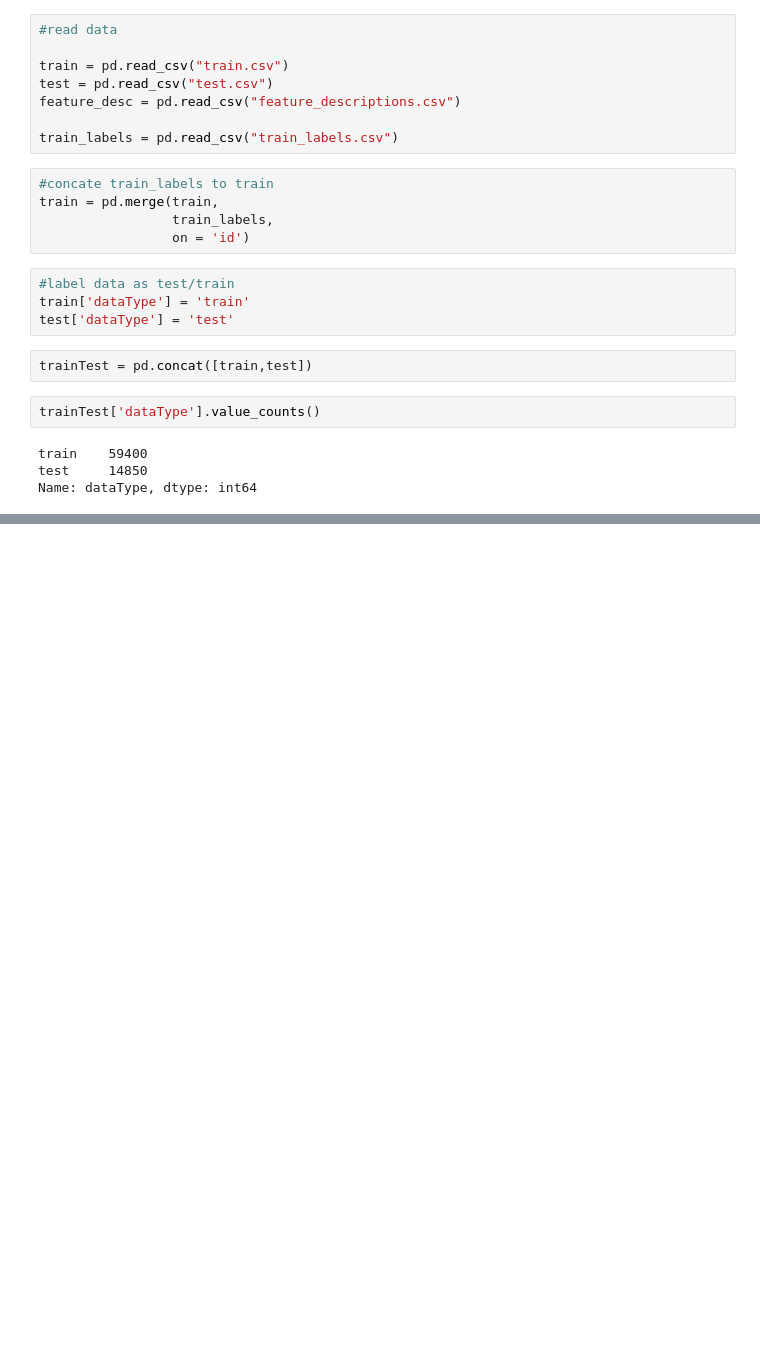
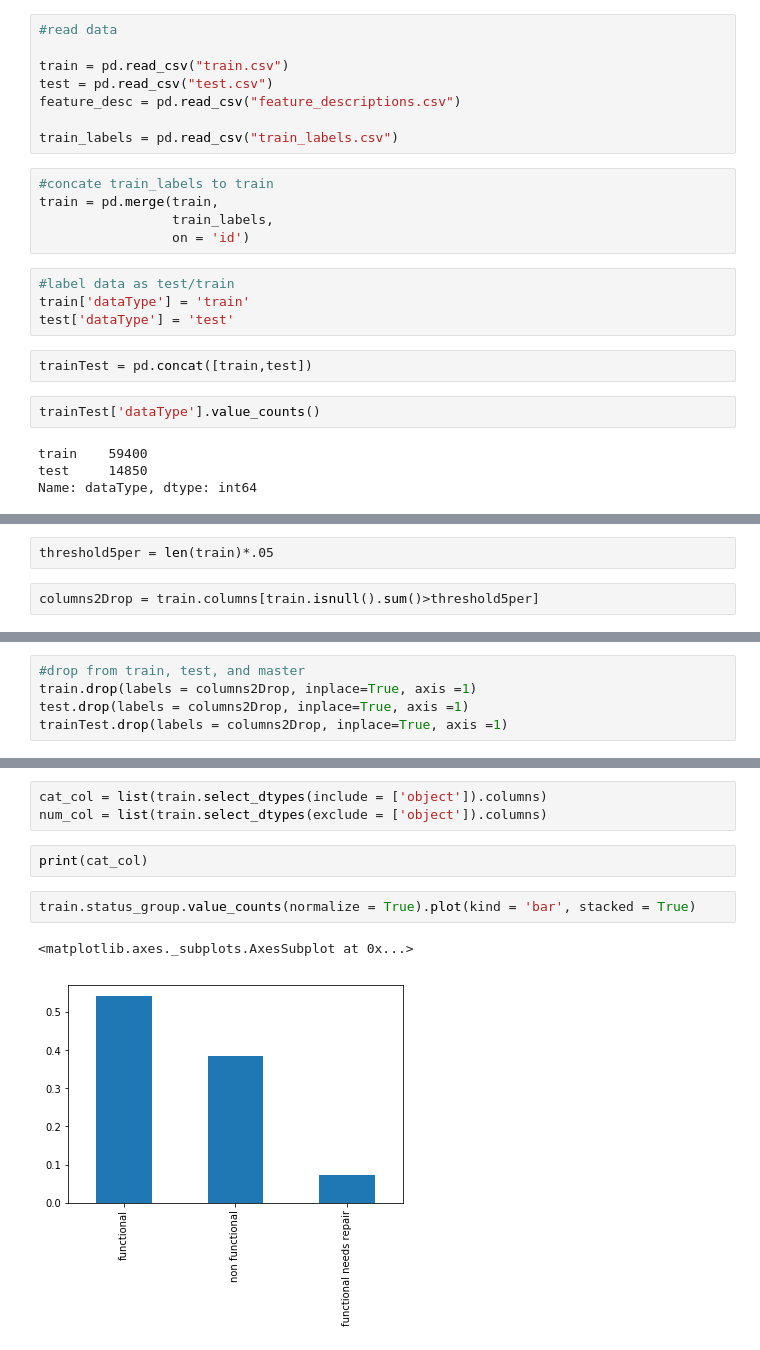
Before and after one commit to JohnErnestBonanno/WaterPump, a Jupyter notebook: Cleaning_WaterPump.ipynb, the cells around one changed output, grey strips where cells are left out. Cells and saved outputs as stored; diff of their text form; blank space fills up the shorter version.

```diff
--- a/Cleaning_WaterPump.ipynb
+++ b/Cleaning_WaterPump.ipynb
@@ -64,0 +97,4 @@ feature_desc.head()
+# %%
+threshold5per = len(train)*.05
+# %%
+columns2Drop = train.columns[train.isnull().sum()>threshold5per]
@@ -64,0 +107,5 @@ feature_desc.head()
+# %%
+#drop from train, test, and master
+train.drop(labels = columns2Drop, inplace=True, axis =1)
+test.drop(labels = columns2Drop, inplace=True, axis =1)
+trainTest.drop(labels = columns2Drop, inplace=True, axis =1)
@@ -64,0 +133,10 @@ feature_desc.head()
+# %%
+cat_col = list(train.select_dtypes(include = ['object']).columns)
+num_col = list(train.select_dtypes(exclude = ['object']).columns)
+# %%
+print(cat_col)
+# %%
+train.status_group.value_counts(normalize = True).plot(kind = 'bar', stacked = True)
+# %% [output]
+<matplotlib.axes._subplots.AxesSubplot at 0x...>
+[figure, added]
```
Also changed, not shown: parts of 12 cells of this notebook.
